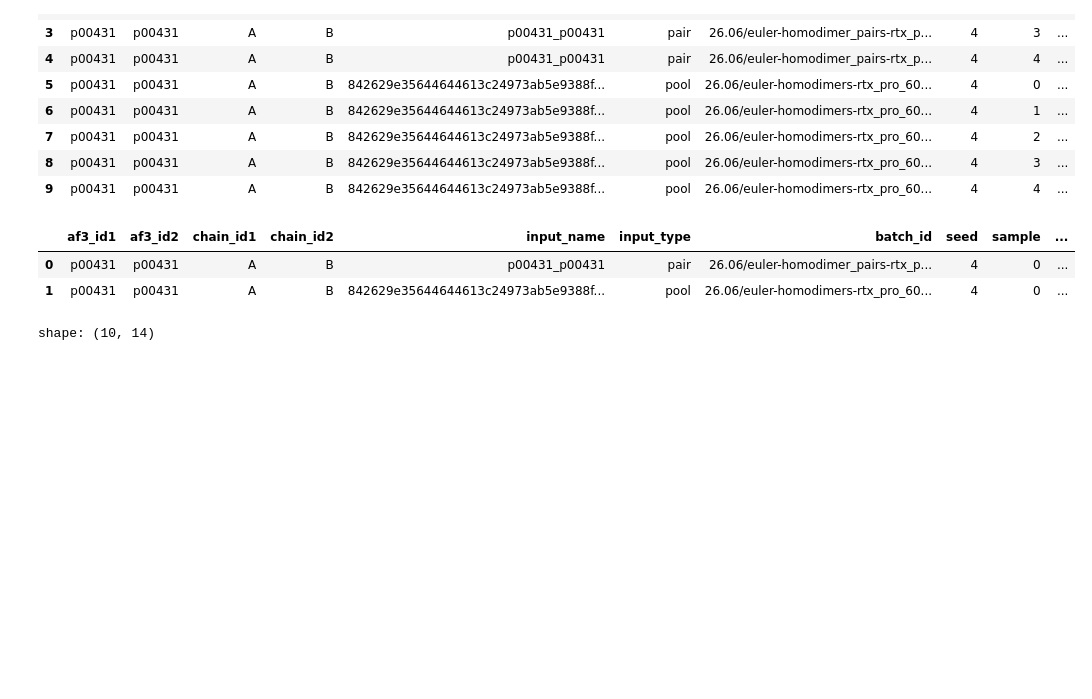
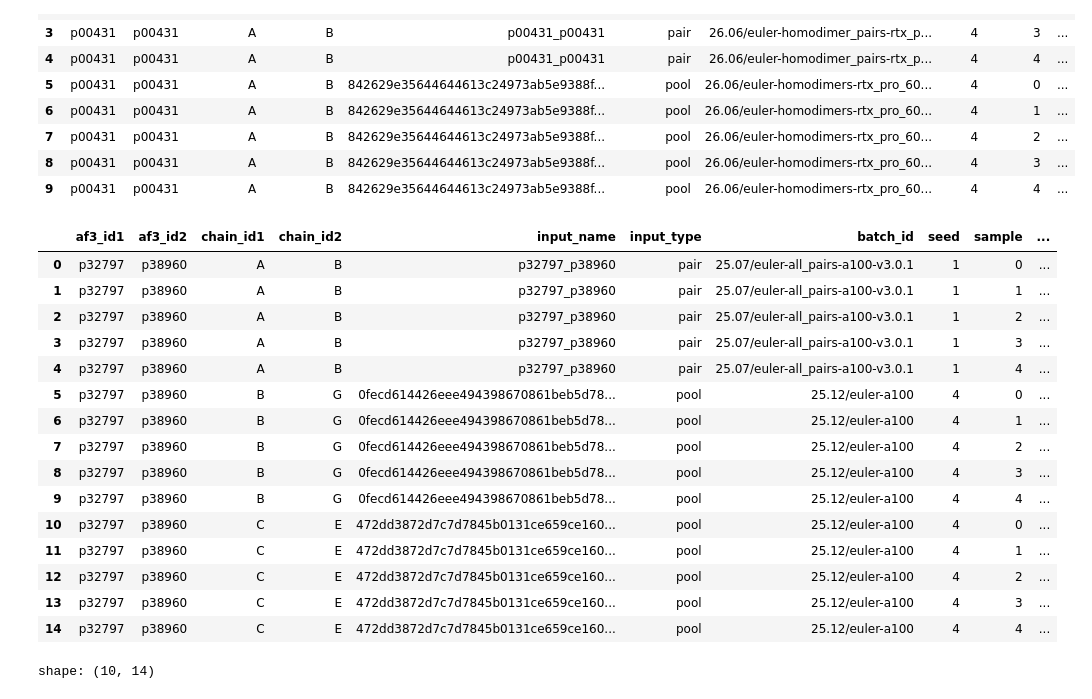
Before and after one commit to Kim-Dammer/master_thesis, a Jupyter notebook: notebooks/08_homomultimers.ipynb, the cells around one changed output. Saved outputs shown, nothing was run; the diff lists cells and outputs as text; code cells hidden in the pictures; blank space fills up the shorter version.

```diff
--- a/notebooks/08_homomultimers.ipynb
+++ b/notebooks/08_homomultimers.ipynb
@@ -34,14 +34,27 @@ yp.get_models(filters=[('af3_id1', '==', af3_id), ('af3_id2', '==', af3_id)])
 # %%
 # extract first model (sample==0) from pair and pool
 #models = yp.get_models(filters=[('af3_id1', '==', af3_id), ('af3_id2', '==', af3_id), ('sample', '==', 0)])
-id_1 ='p00431'
-id_2 = 'p00431'
-models = yp.get_models(filters=[('af3_id1', '==', id_1), ('af3_id2', '==', id_2), ('sample', '==', 0)])
+id_1 ='p32797'
+id_2 = 'p38960'
+models = yp.get_models(filters=[('af3_id1', '==', id_1), ('af3_id2', '==', id_2)])
 models
 # %% [output]
 |  | af3_id1 | af3_id2 | chain_id1 | chain_id2 | input_name | input_type | batch_id | seed | sample | ... |
-| 0 | p00431 | p00431 | A | B | p00431_p00431 | pair | 26.06/euler-homodimer_pairs-rtx_p... | 4 | 0 | ... |
-| 1 | p00431 | p00431 | A | B | 842629e35644644613c24973ab5e9388f... | pool | 26.06/euler-homodimers-rtx_pro_60... | 4 | 0 | ... |
+| 0 | p32797 | p38960 | A | B | p32797_p38960 | pair | 25.07/euler-all_pairs-a100-v3.0.1 | 1 | 0 | ... |
+| 1 | p32797 | p38960 | A | B | p32797_p38960 | pair | 25.07/euler-all_pairs-a100-v3.0.1 | 1 | 1 | ... |
+| 2 | p32797 | p38960 | A | B | p32797_p38960 | pair | 25.07/euler-all_pairs-a100-v3.0.1 | 1 | 2 | ... |
+| 3 | p32797 | p38960 | A | B | p32797_p38960 | pair | 25.07/euler-all_pairs-a100-v3.0.1 | 1 | 3 | ... |
+| 4 | p32797 | p38960 | A | B | p32797_p38960 | pair | 25.07/euler-all_pairs-a100-v3.0.1 | 1 | 4 | ... |
+| 5 | p32797 | p38960 | B | G | 0fecd614426eee494398670861beb5d78... | pool | 25.12/euler-a100 | 4 | 0 | ... |
+| 6 | p32797 | p38960 | B | G | 0fecd614426eee494398670861beb5d78... | pool | 25.12/euler-a100 | 4 | 1 | ... |
+| 7 | p32797 | p38960 | B | G | 0fecd614426eee494398670861beb5d78... | pool | 25.12/euler-a100 | 4 | 2 | ... |
+| 8 | p32797 | p38960 | B | G | 0fecd614426eee494398670861beb5d78... | pool | 25.12/euler-a100 | 4 | 3 | ... |
+| 9 | p32797 | p38960 | B | G | 0fecd614426eee494398670861beb5d78... | pool | 25.12/euler-a100 | 4 | 4 | ... |
+| 10 | p32797 | p38960 | C | E | 472dd3872d7c7d7845b0131ce659ce160... | pool | 25.12/euler-a100 | 4 | 0 | ... |
+| 11 | p32797 | p38960 | C | E | 472dd3872d7c7d7845b0131ce659ce160... | pool | 25.12/euler-a100 | 4 | 1 | ... |
+| 12 | p32797 | p38960 | C | E | 472dd3872d7c7d7845b0131ce659ce160... | pool | 25.12/euler-a100 | 4 | 2 | ... |
+| 13 | p32797 | p38960 | C | E | 472dd3872d7c7d7845b0131ce659ce160... | pool | 25.12/euler-a100 | 4 | 3 | ... |
+| 14 | p32797 | p38960 | C | E | 472dd3872d7c7d7845b0131ce659ce160... | pool | 25.12/euler-a100 | 4 | 4 | ... |
 # %%
 #id_1, id_2 = 'p00546', 'p20438' works P00546 - P32943
 id_1, id_2 = 'p0c2h9', 'p0cx44' #only have pair model
```
Also changed, not shown: 13 other files.
